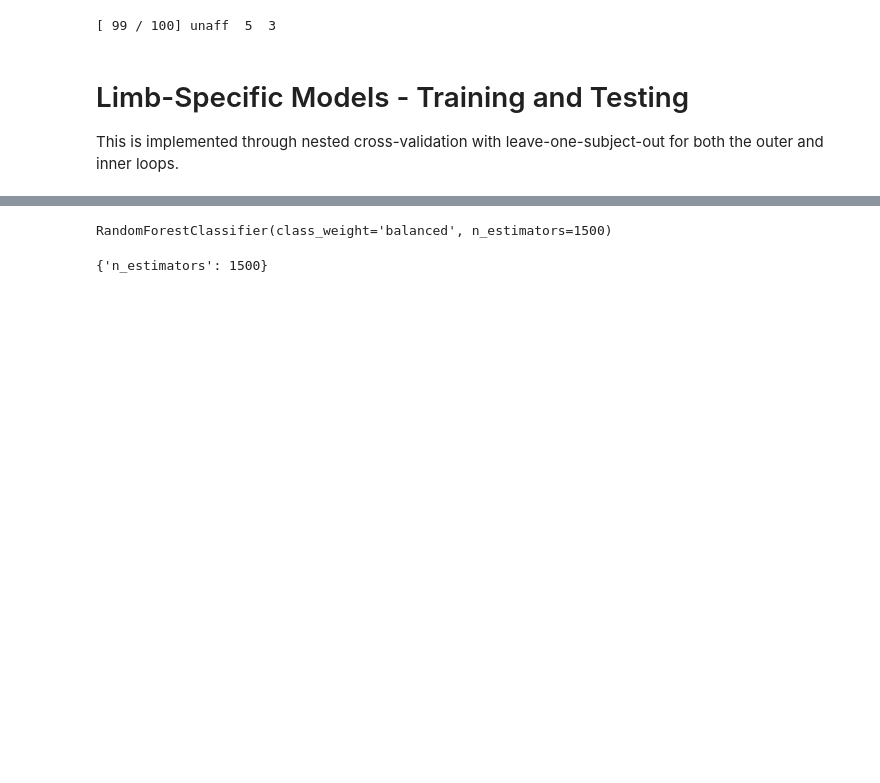
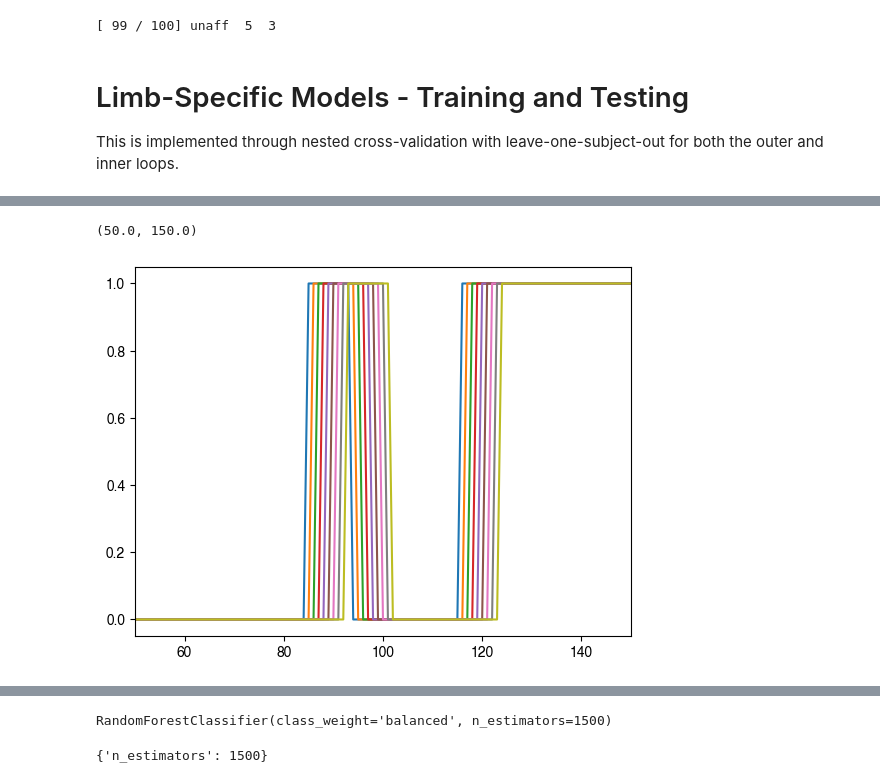
Before and after one commit to siva82kb/uluse_with_output_feedback, a Jupyter notebook: notebooks/01-rf-feedback-intersubject.ipynb, the cells around one changed output, grey strips where cells are left out. Cells and saved outputs as stored; diff of their text form; code cells hidden in the pictures; blank space fills up the shorter version.

Commit message:
Started implementing the correcty way to have output feedback.

```diff
--- a/notebooks/01-rf-feedback-intersubject.ipynb
+++ b/notebooks/01-rf-feedback-intersubject.ipynb
@@ -172,8 +162,10 @@ def compute_confusion_matrix(actual: np.array, estimated: np.array) -> np.array:
 # Input and output feedback window sizes
 Tin = 1.0
 Nin = int(Tin / dT)
-Tout = (0.5, 1.0, 2.0, 4.0)
-Nout = tuple(map(lambda x: int(x / dT), Tout))
+dTin = 0.2
+dNin = int(dTin / dT)
+Tout = (0.2, 0.4, 0.8, 1.6, 3.2)
+Nout = tuple(map(lambda x: int(x / dTin), Tout))
 
 # Columns
 raw_cols = ["subject", "segment", "ax", "ay", "az", "r1", "r2", "g1", "g2"]
@@ -247,20 +252,13 @@ limbdf_full['ulusew'] = generate_windowed_uluse(limbdf_full)
 # %%
 # Downsample the data by Nin by going through each subject and segment.
 limbdf = pd.DataFrame(columns=limbdf_full.columns)
-
 for subject in limbdf_full['subject'].unique():
     for segment in limbdf_full['segment'].unique():
         _df = limbdf_full[(limbdf_full['subject'] == subject)
                           & (limbdf_full['segment'] == segment)]
-        limbdf = pd.concat([limbdf, _df.iloc[::Nin, :]], ignore_index=True)
-
-# Save this downsampled data frame.
-limbdf.to_csv(f"{OUTDIRDATA}/data_features_{limb}_{Nin}_downsampled.csv", index=False)
-
-# Input columns to retain
-subcol = ['subject']
-incol = ['mean_x', 'mean_y', 'mean_z', 'var_x', 'var_y', 'var_z', 'mean_2',
-         'var_2', 'min_2', 'max_2', 'ent_2']
-outfbcol = [f'outfb{outfbinx}']
-featcol = incol + outfbcol
-outcol = ['ulusew']
+        limbdf = pd.concat([limbdf, _df.iloc[::dNin, :]], ignore_index=True)
+# %%
+# Generate the required output feedback columns.
+for _nout in range(Nout[outfbinx]):
+    limbdf[f"out-{_nout + 1}"] = np.nan
+limbdf
@@ -266,0 +279,7 @@ outcol = ['ulusew']
+# %%
+# Assign delayed output feedback columns subject- and segment-wise.
+for _, subjdf in limbdf.groupby("subject"):
+    for _, segdf in subjdf.groupby("segment"):
+        for _nout in range(Nout[outfbinx]):
+            segdf[f"out-{_nout + 1}"] = segdf['out'].shift(_nout + 1, fill_value=0)
+            limbdf.update(segdf)
@@ -266,0 +300,14 @@ outcol = ['ulusew']
+# %%
+plt.plot(limbdf['out'].values)
+plt.plot(limbdf['out-1'].values)
+plt.plot(limbdf['out-2'].values)
+plt.plot(limbdf['out-3'].values)
+plt.plot(limbdf['out-4'].values)
+plt.plot(limbdf['out-5'].values)
+plt.plot(limbdf['out-6'].values)
+plt.plot(limbdf['out-7'].values)
+plt.plot(limbdf['out-8'].values)
+plt.xlim(50, 150)
+# %% [output]
+(50.0, 150.0)
+[figure, added]
```
Also changed, not shown: parts of 12 cells of this notebook, 2 other files.
